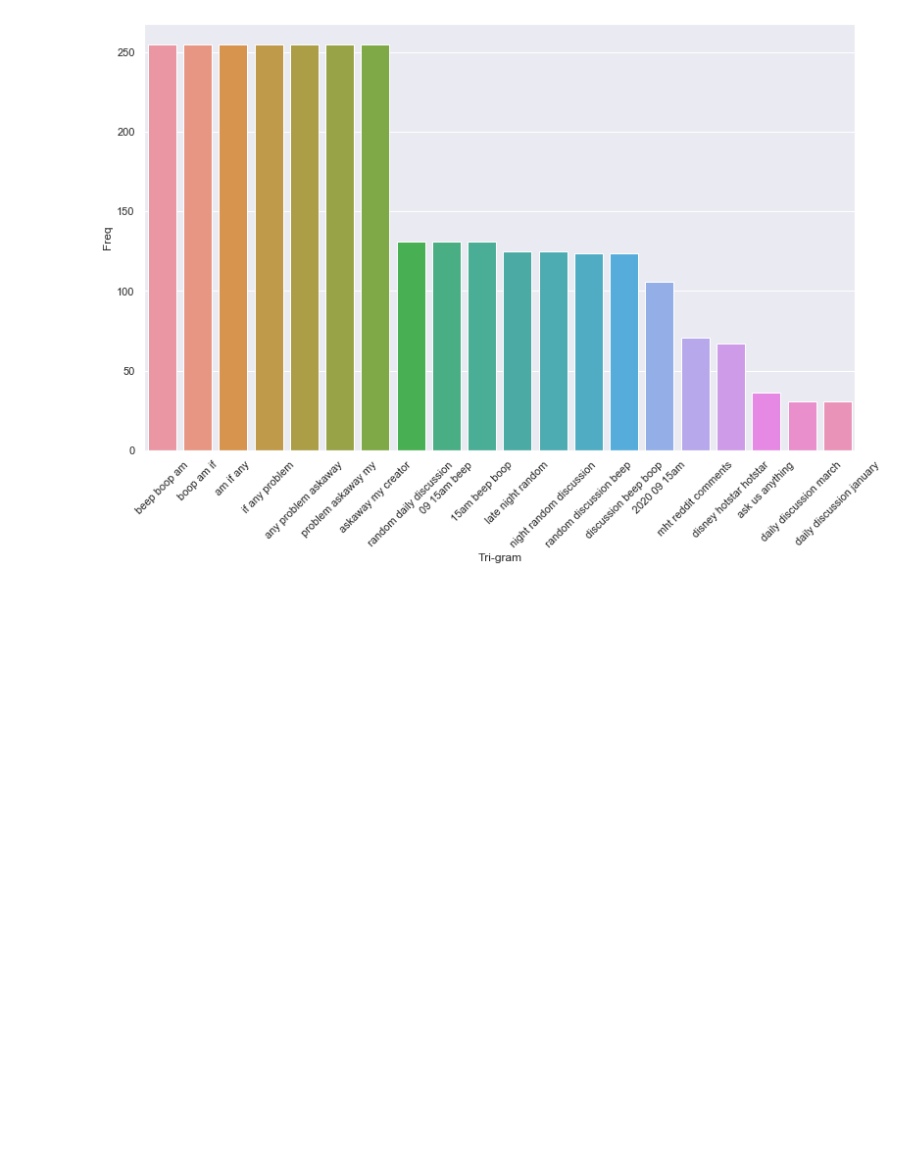
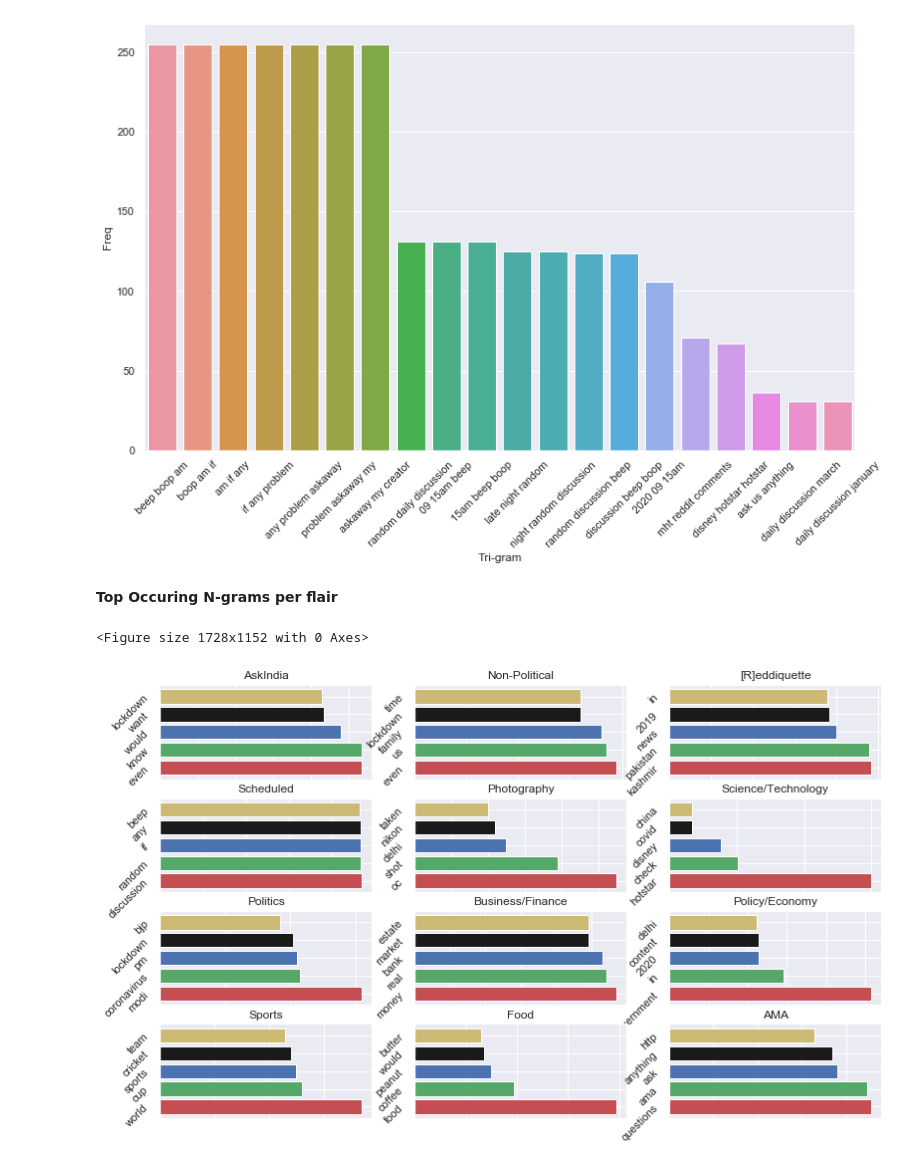
Before and after one commit to azf99/midas-iiitd-internship-challenge-2020, a Jupyter notebook: Part 2- Exploratory Data Analysis.ipynb, the cells around one changed output. Drawn from its saved outputs; the diff is of its cells as text; code cells hidden in the pictures; blank space fills up the shorter version.

```diff
--- a/Part 2- Exploratory Data Analysis.ipynb
+++ b/Part 2- Exploratory Data Analysis.ipynb
@@ -421,3 +415,26 @@ j.set_xticklabels(j.get_xticklabels(), rotation=45)
 plt.show()
 # %% [output]
 [figure]
+# %% [markdown]
+**Top Occuring N-grams per flair**
+# %%
+subdfs = []
+flairs = list(df["flair"].unique())
+for i in flairs:
+    subdfs.append(pd.DataFrame(get_top_n_words(list(df[df["flair"] == i]["corpus"]), n = 5)))
+
+plt.figure(figsize = (24, 16))
+fig, ax_array = plt.subplots(4, 3)
+count = 0
+for i,ax_row in enumerate(ax_array):
+    for j,axes in enumerate(ax_row):
+        axes.set_title(flairs[count])
+        axes.set_yticklabels(subdfs[count][0], rotation = 45)
+        axes.set_xticklabels([])
+        axes.barh(subdfs[count][0], subdfs[count][1], color = "rgbky")
+        #axes = sns.barplot(subdfs[count][0], subdfs[count][1])
+        count+=1
+plt.show()
+# %% [output]
+<Figure size 1728x1152 with 0 Axes>
+[figure, added]
```
Also changed, not shown: parts of 8 cells of this notebook, 3 other files.
